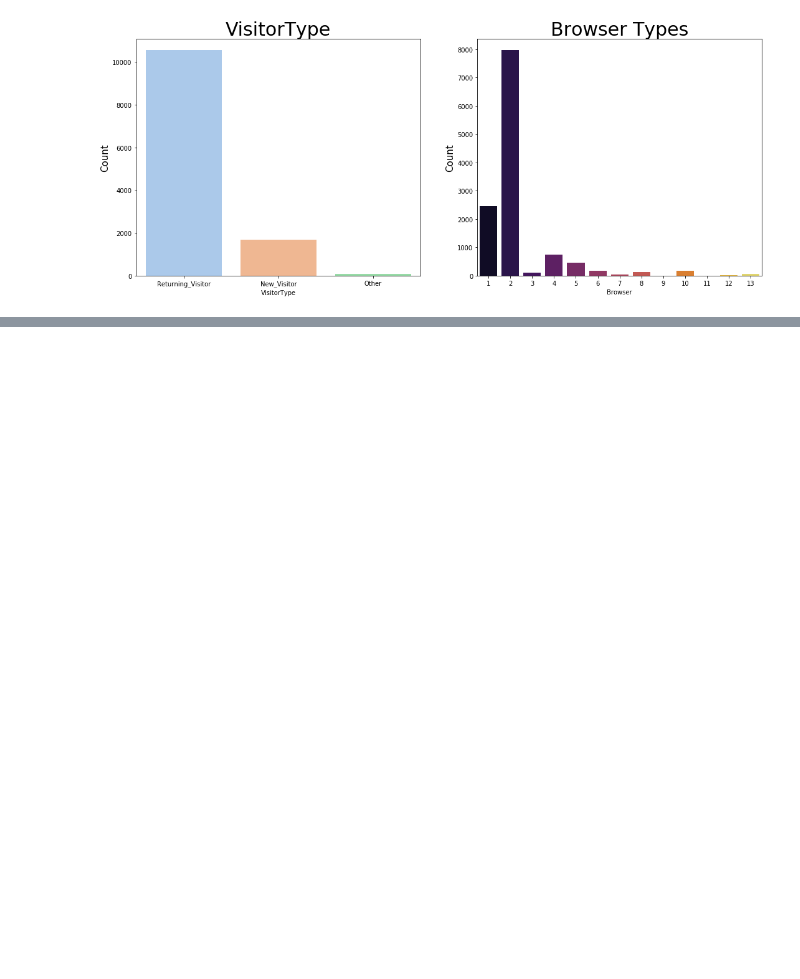
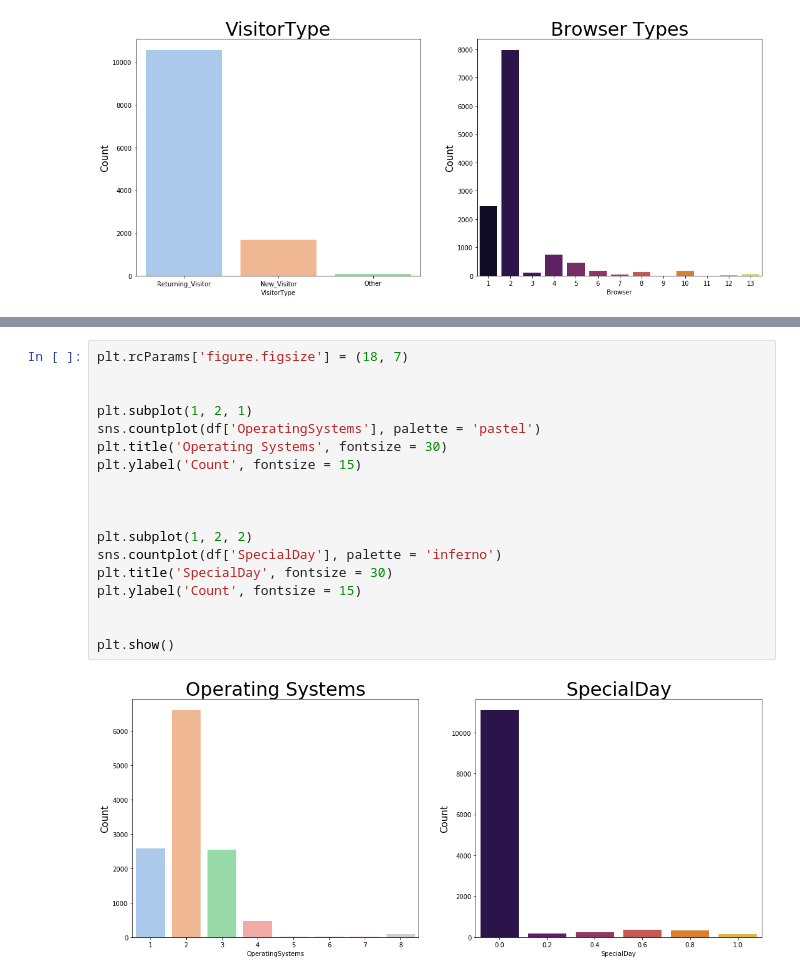
Before and after one commit to Shaila96/kaggle-dataset-analysis, a Jupyter notebook: OnlineShoppersIntention/EDA.ipynb, the cells around one changed output, grey strips where cells are left out. Cells and saved outputs as stored; diff of their text form; blank space fills up the shorter version.

```diff
--- a/OnlineShoppersIntention/EDA.ipynb
+++ b/OnlineShoppersIntention/EDA.ipynb
@@ -117,0 +136,20 @@ plt.show()
+# %%
+plt.rcParams['figure.figsize'] = (18, 7)
+
+
+plt.subplot(1, 2, 1)
+sns.countplot(df['OperatingSystems'], palette = 'pastel')
+plt.title('Operating Systems', fontsize = 30)
+plt.ylabel('Count', fontsize = 15)
+
+
+
+plt.subplot(1, 2, 2)
+sns.countplot(df['SpecialDay'], palette = 'inferno')
+plt.title('SpecialDay', fontsize = 30)
+plt.ylabel('Count', fontsize = 15)
+
+
+plt.show()
+# %% [output]
+[figure, added]
```
Also changed, not shown: parts of 10 cells of this notebook.
